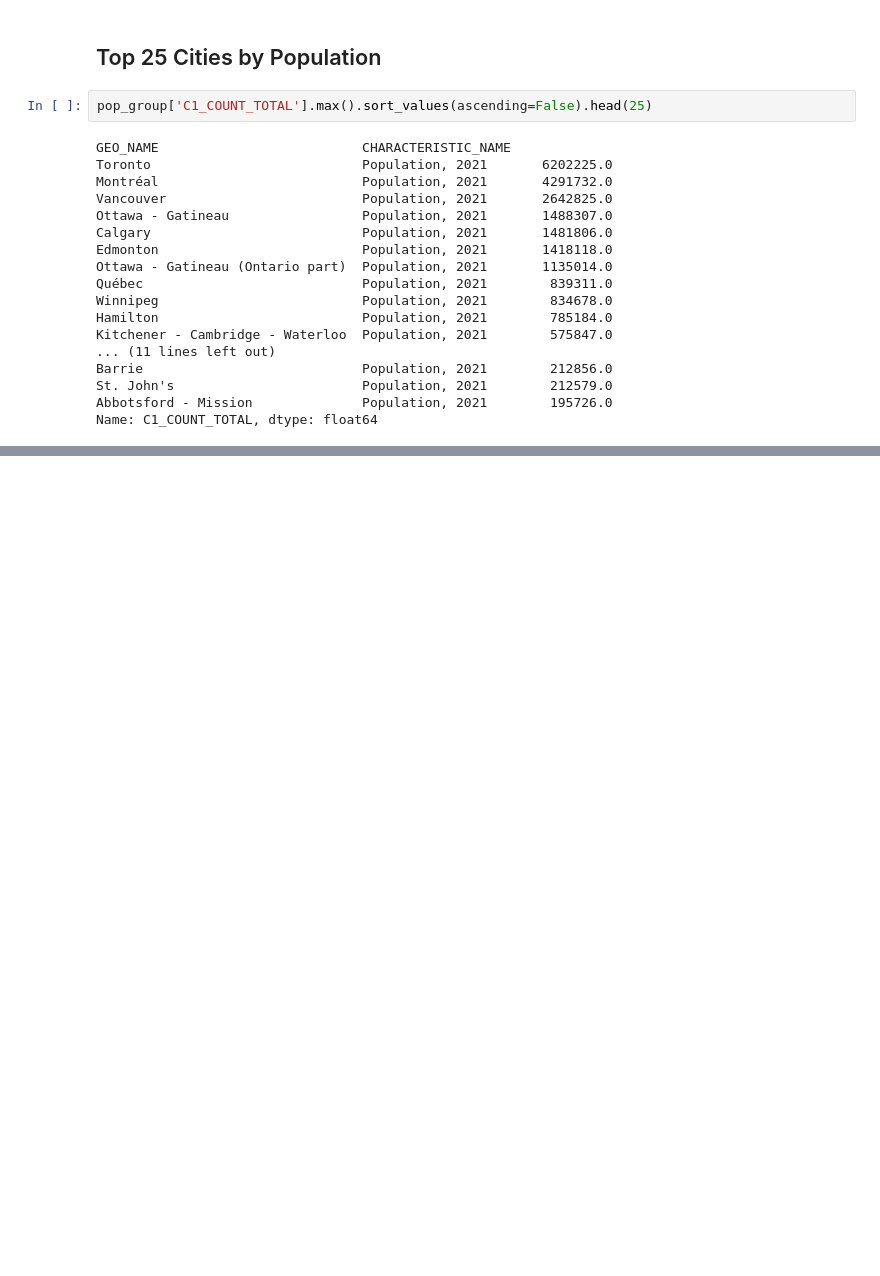
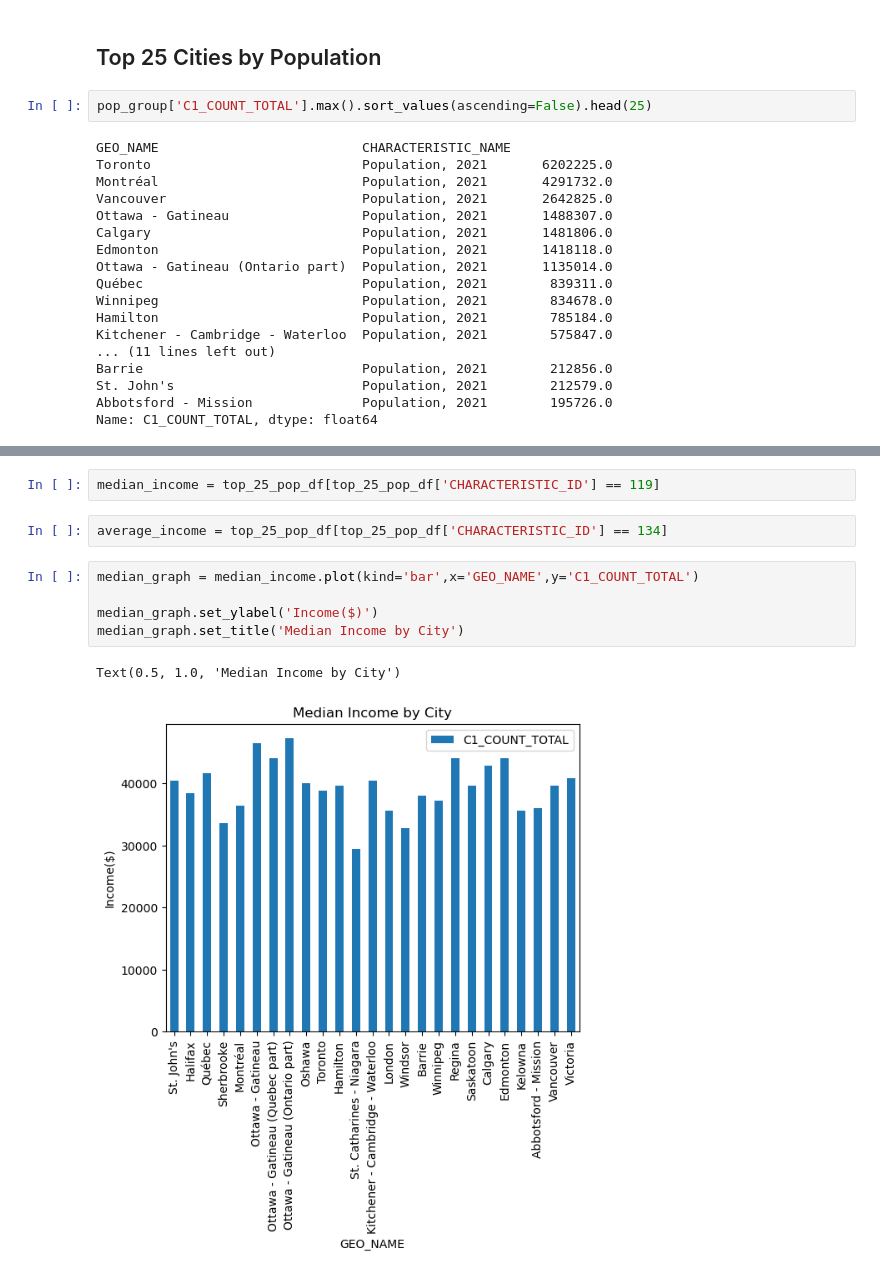
Before and after one commit to detmanski/Overview_Canada_Analysis, a Jupyter notebook: raw_data.ipynb, the cells around one changed output, grey strips where cells are left out. Saved outputs shown, nothing was run; the diff lists cells and outputs as text; blank space fills up the shorter version.

```diff
--- a/raw_data.ipynb
+++ b/raw_data.ipynb
@@ -138,0 +130,12 @@ top_25_pop_df.head()
+# %%
+median_income = top_25_pop_df[top_25_pop_df['CHARACTERISTIC_ID'] == 119]
+# %%
+average_income = top_25_pop_df[top_25_pop_df['CHARACTERISTIC_ID'] == 134]
+# %%
+median_graph = median_income.plot(kind='bar',x='GEO_NAME',y='C1_COUNT_TOTAL')
+
+median_graph.set_ylabel('Income($)')
+median_graph.set_title('Median Income by City')
+# %% [output]
+Text(0.5, 1.0, 'Median Income by City')
+[figure, added]
```
Also changed, not shown: parts of 19 cells of this notebook.
